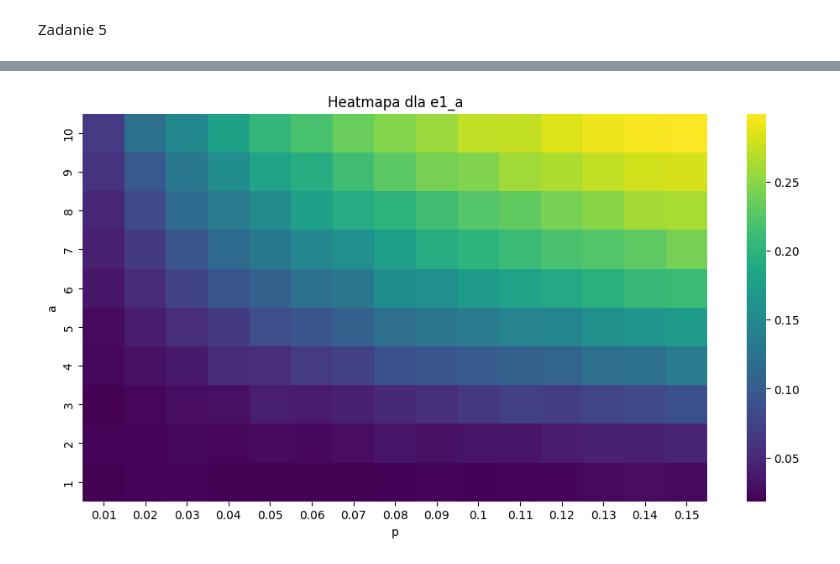
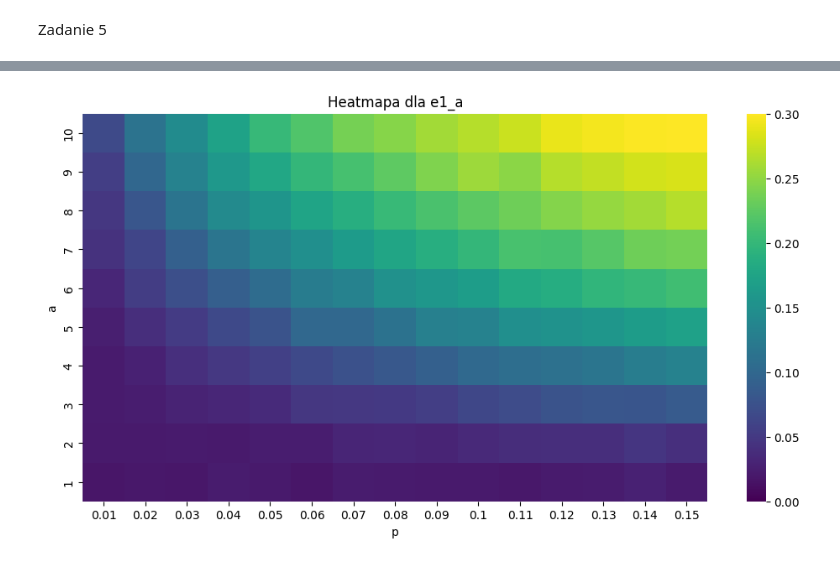
Before and after one commit to rafglo/Computer-Analysis-of-Time-Series, a Jupyter notebook: lista4.ipynb, the cells around one changed output, grey strips where cells are left out. Saved outputs shown, nothing was run; the diff lists cells and outputs as text; code cells hidden in the pictures.

```diff
--- a/lista4.ipynb
+++ b/lista4.ipynb
@@ -231,14 +231,14 @@ e2_a = np.array([res[1] for res in results]).reshape(len(a_s), len(p_s))
 # %%
 import seaborn as sns
 
 plt.figure(figsize=(12, 6))
-sns.heatmap(e1_a, annot=False, cmap="viridis", xticklabels=p_s.round(2), yticklabels=a_s.round(2))
+sns.heatmap(e1_a, annot=False, cmap="viridis", xticklabels=p_s.round(2), yticklabels=a_s.round(2), vmin=0,vmax=0.3)
 plt.xlabel("p")
 plt.ylabel("a")
 plt.title("Heatmapa dla e1_a")
 plt.gca().invert_yaxis()
 plt.show()
 # %% [output]
-[figure, old version]
+[figure, new version]
 # %%
 plt.figure(figsize=(12, 6))
```
Also changed, not shown: parts of 6 cells of this notebook.
